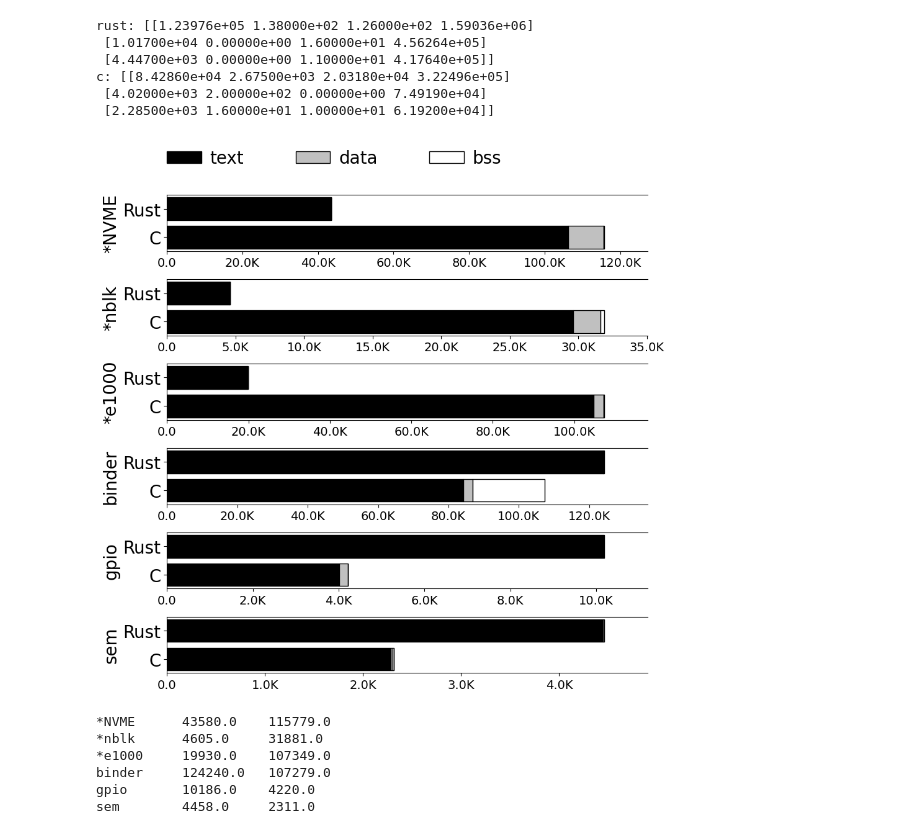
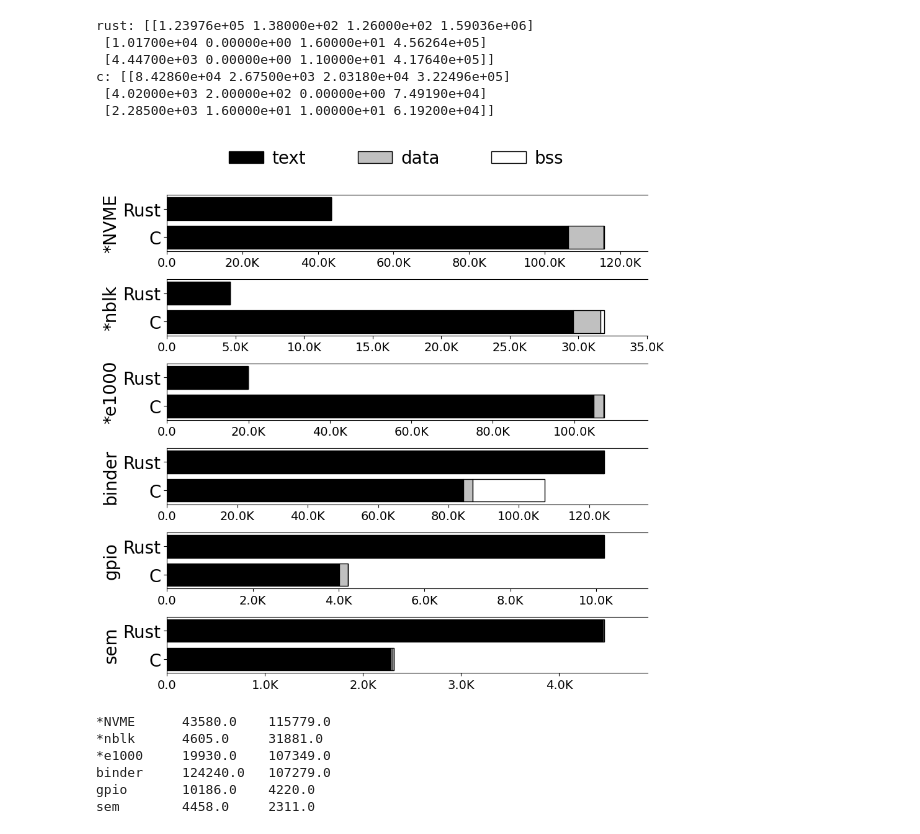
Before and after one commit to Richardhongyu/rfl_empirical_tools, a Jupyter notebook: figures_ppt/figure8_1.ipynb, the cells around one changed output. Cells and saved outputs as stored; diff of their text form; code cells hidden in the pictures.

Commit message:
update figures

```diff
--- a/figures_ppt/figure8_1.ipynb
+++ b/figures_ppt/figure8_1.ipynb
@@ -2,6 +2,9 @@
 import matplotlib.pyplot as plt
 from matplotlib.ticker import FuncFormatter
 import numpy as np
+import matplotlib
+matplotlib.rcParams['pdf.fonttype'] = 42
+matplotlib.rcParams['ps.fonttype'] = 42
 
 bar_conf = dict(edgecolor='black', linewidth=1)
 
@@ -85,35 +88,35 @@ for i in range(6):
     for k in range(3):
         # if j == 0 and k >= 1:
         #     break
 
         # if j == 0 and k == 0 :
         if once_legend != 3:
             once_legend += 1
             ax.barh(y_pos, [c[i][k],rust[i][k]], label = binary_size[k], left=left, color = color[k], hatch=hatch[k], **bar_conf)
         else:
             ax.barh(y_pos, [c[i][k],rust[i][k]], left=left, color = color[k], hatch=hatch[k], **bar_conf)
             # ax.barh(y_pos, [c[i][k],rust[i][k]], label = binary_size[k], left=left)
         left += [c[i][k],rust[i][k]]
         # elif j == 1 and k >= 1:
         #     if once_legend != 2:
         #         once_legend += 1
         #         ax.barh(y_pos, [c[i][k],rust[i][k]], color = color[k], label = binary_size[k], left=left, hatch=hatch[k], **bar_conf)
         #     else:
         #         ax.barh(y_pos, [c[i][k],rust[i][k]], color = color[k],  left=left, hatch=hatch[k], **bar_conf)
         #     left += [c[i][k],rust[i][k]]
         # ax.label_outer()
 
-fig.legend( ncol=4, frameon=False, loc="lower left", bbox_to_anchor=(0.1, 0.9), fontsize=20, columnspacing=3, handletextpad=0.5)
+fig.legend( ncol=4, frameon=False, loc="lower left", bbox_to_anchor=(0.2, 0.9), fontsize=20, columnspacing=3, handletextpad=0.5)
 # fig.tight_layout(pad=0.5)
 fig.savefig('./figure8_1.pdf', bbox_inches="tight")
 # %% [output]
 rust: [[1.23976e+05 1.38000e+02 1.26000e+02 1.59036e+06]
  [1.01700e+04 0.00000e+00 1.60000e+01 4.56264e+05]
  [4.44700e+03 0.00000e+00 1.10000e+01 4.17640e+05]]
 c: [[8.42860e+04 2.67500e+03 2.03180e+04 3.22496e+05]
  [4.02000e+03 2.00000e+02 0.00000e+00 7.49190e+04]
  [2.28500e+03 1.60000e+01 1.00000e+01 6.19200e+04]]
-[figure, old version]
+[figure, new version]
 # %%
 for i in range(len(rust)):
     print(f"{driver_name[i]:<10} {sum(rust[i][:3]):<10} {sum(c[i][:3]):>}")
```
Also changed, not shown: 17 other files.
